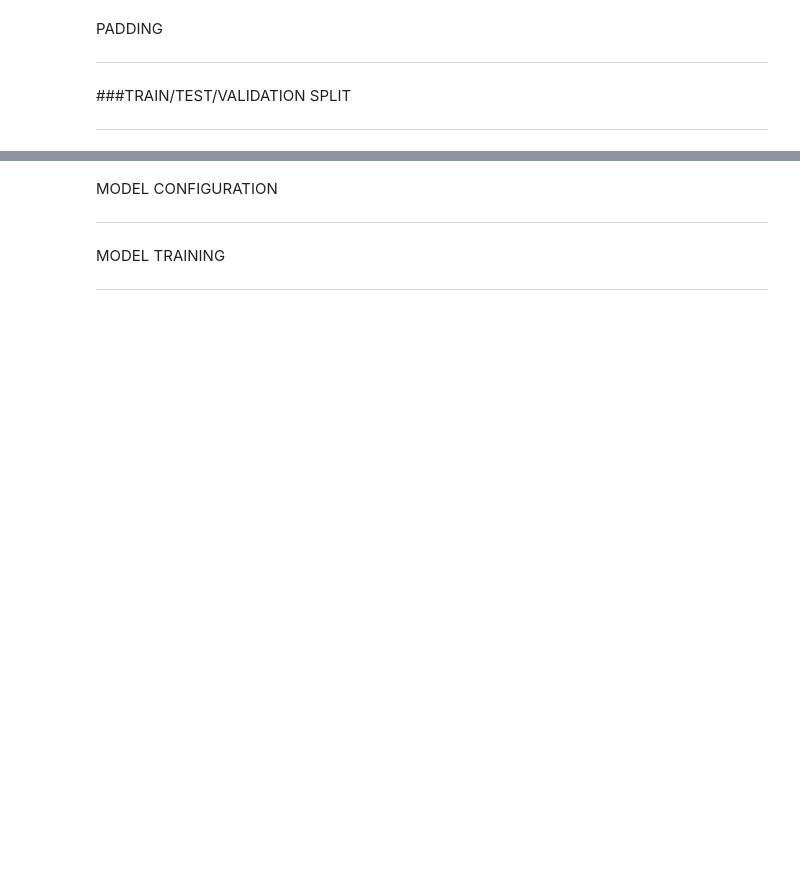
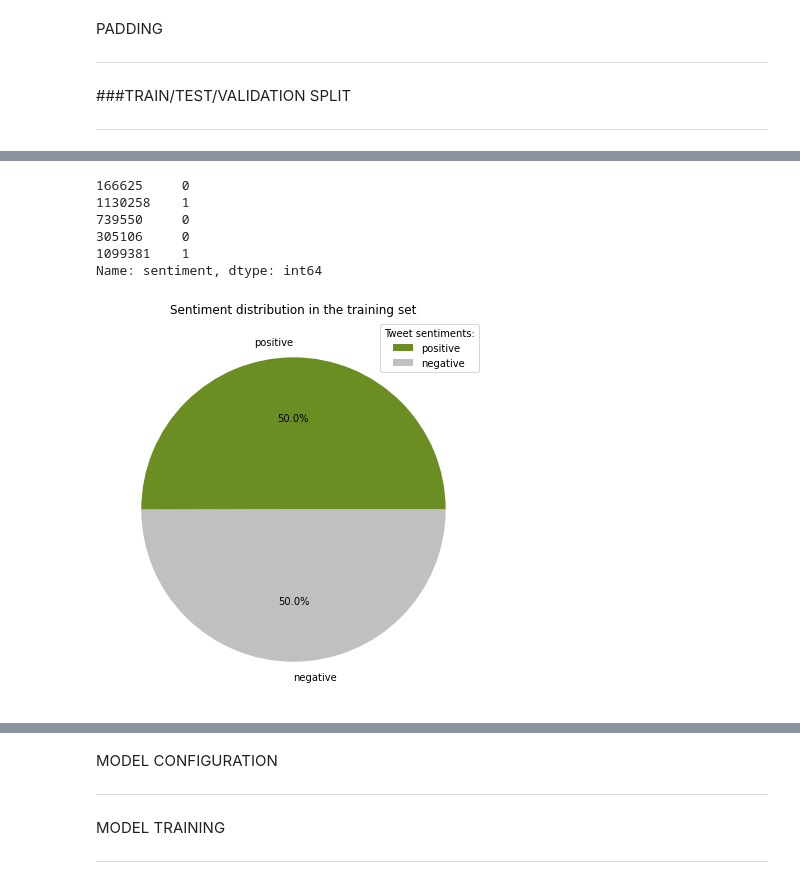
Before and after one commit to Skarlet0x/SentimentAnalysis, a Jupyter notebook: sentiment_analysis.ipynb, the cells around one changed output, grey strips where cells are left out. Cells and saved outputs as stored; diff of their text form; code cells hidden in the pictures; blank space fills up the shorter version.

```diff
--- a/sentiment_analysis.ipynb
+++ b/sentiment_analysis.ipynb
@@ -153,11 +151,11 @@ all_stopwords = stopwords.words('english')
 # negation is important, don't even know why it's considered a stop word
 all_stopwords.remove('not')
 
-def remove_stopwords(data):
-    tokens = data.split()
-    tokens = [word for word in tokens if not word in set(all_stopwords)]
-    tokens = ' '.join(tokens)
-    return tokens
+def remove_stopwords(text):
+    text = text.split()
+    text = [word for word in text if not word in set(all_stopwords)]
+    text = ' '.join(text)
+    return text
 # %% [output]
 [nltk_data] Downloading package stopwords to /root/nltk_data...
 [nltk_data]   Package stopwords is already up-to-date!
@@ -186,7 +184,7 @@ EMBEDDING
 
 ---
 # %%
-# EMBEDDING
-# tokenizer = tfds.deprecated.text.SubwordTextEncoder.build_from_corpus(corpus, target_vocab_size=2**16)
+# UPGRADE TO BERT LATER
+tokenizer = tfds.deprecated.text.SubwordTextEncoder.build_from_corpus(corpus, target_vocab_size=2**16)
 
-# embedded_data = [tokenizer.encode(sentence) for sentence in corpus]
+embedded_data = [tokenizer.encode(sentence) for sentence in corpus]
@@ -195,9 +195,9 @@ PADDING
 
 ---
 # %%
-# max_length = max([len(tweet) for tweet in embedded_data])
+max_length = max([len(tweet) for tweet in embedded_data])
 
-# padded_data = tf.keras.preprocessing.sequence.pad_sequences(embedded_data,
-#                                                             value=0,
-#                                                             padding="post",
-#                                                             maxlen=max_length)
+padded_data = tf.keras.preprocessing.sequence.pad_sequences(embedded_data,
+                                                            value=0,
+                                                            padding="post",
+                                                            maxlen=max_length)
@@ -208,6 +212,6 @@ PADDING
 # %%
-# X = dataset["tweet"]
-# y = dataset["sentiment"]
+X = padded_data
+y = dataset["sentiment"]
 
-# X_train, X_remaining, y_train, y_remaining = train_test_split(X, y, test_size = 0.2, random_state = 5)
+X_train, X_remaining, y_train, y_remaining = train_test_split(X, y, test_size = 0.2, random_state = 5)
 # %%
@@ -214,0 +239,17 @@ PADDING
+# %%
+y_train[:5]
+# %% [output]
+166625     0
+1130258    1
+739550     0
+305106     0
+1099381    1
+Name: sentiment, dtype: int64
+# %%
+plt.figure(figsize=(7,7))
+plt.pie(y_train.value_counts(), labels=labels, colors=colors, autopct="%1.1f%%")
+plt.legend(title = "Tweet sentiments:")
+plt.title("Sentiment distribution in the training set")
+plt.show()
+# %% [output]
+[figure, added]
```
Also changed, not shown: parts of 23 cells of this notebook.
